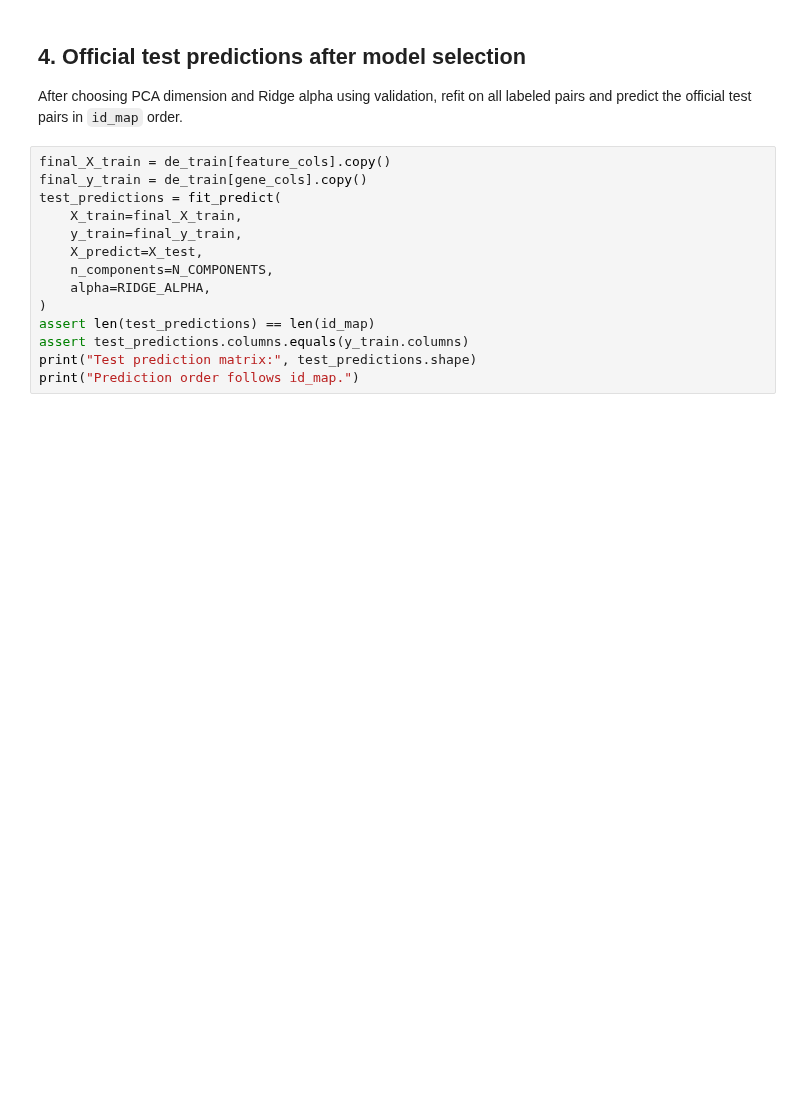
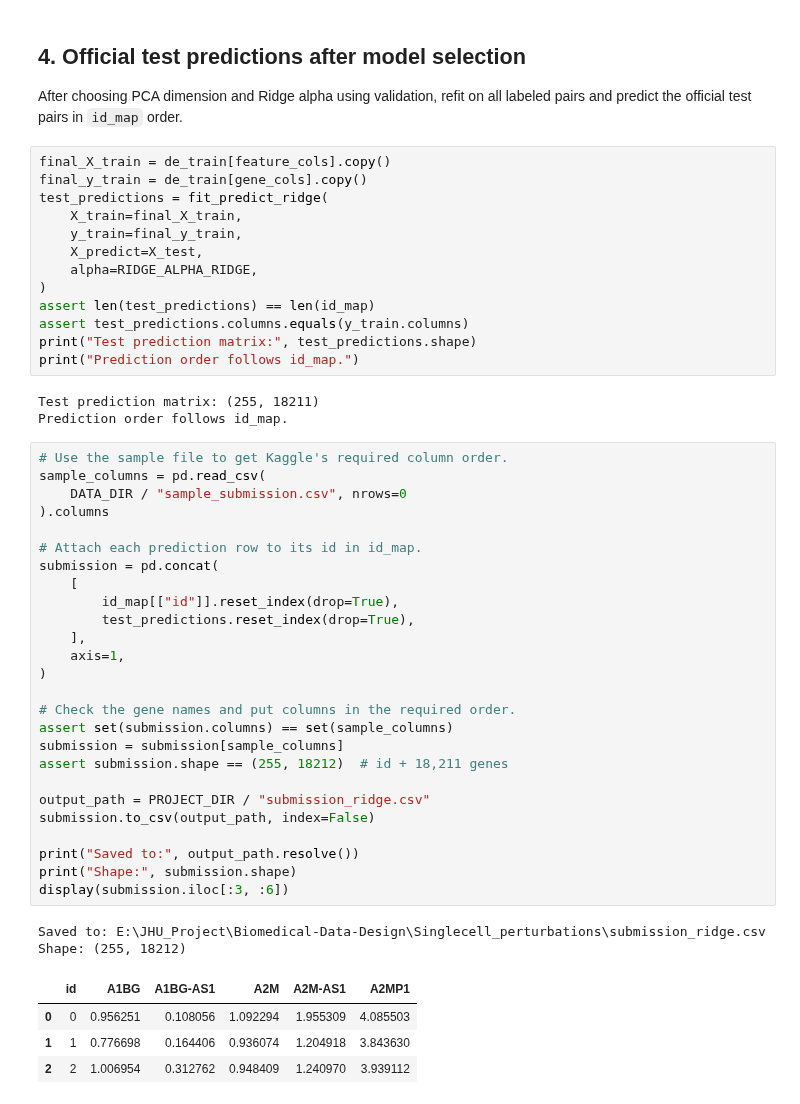
Before and after one commit to hallenfan222/Biomedical-Data-Design, a Jupyter notebook: Singlecell_perturbations/Model_workflow.ipynb, the cells around one changed output. Saved outputs shown, nothing was run; the diff lists cells and outputs as text; blank space fills up the shorter version.

```diff
--- a/Singlecell_perturbations/Model_workflow.ipynb
+++ b/Singlecell_perturbations/Model_workflow.ipynb
@@ -156,14 +192,49 @@ After choosing PCA dimension and Ridge alpha using validation, refit on all labe
 # %%
 final_X_train = de_train[feature_cols].copy()
 final_y_train = de_train[gene_cols].copy()
-test_predictions = fit_predict(
+test_predictions = fit_predict_ridge(
     X_train=final_X_train,
     y_train=final_y_train,
     X_predict=X_test,
-    n_components=N_COMPONENTS,
-    alpha=RIDGE_ALPHA,
+    alpha=RIDGE_ALPHA_RIDGE,
 )
 assert len(test_predictions) == len(id_map)
 assert test_predictions.columns.equals(y_train.columns)
 print("Test prediction matrix:", test_predictions.shape)
 print("Prediction order follows id_map.")
+# %% [output]
+Test prediction matrix: (255, 18211)
+Prediction order follows id_map.
+# %%
+# Use the sample file to get Kaggle's required column order.
+sample_columns = pd.read_csv(
+    DATA_DIR / "sample_submission.csv", nrows=0
+).columns
+
+# Attach each prediction row to its id in id_map.
+submission = pd.concat(
+    [
+        id_map[["id"]].reset_index(drop=True),
+        test_predictions.reset_index(drop=True),
+    ],
+    axis=1,
+)
+
+# Check the gene names and put columns in the required order.
+assert set(submission.columns) == set(sample_columns)
+submission = submission[sample_columns]
+assert submission.shape == (255, 18212)  # id + 18,211 genes
+
+output_path = PROJECT_DIR / "submission_ridge.csv"
+submission.to_csv(output_path, index=False)
+
+print("Saved to:", output_path.resolve())
+print("Shape:", submission.shape)
+display(submission.iloc[:3, :6])
+# %% [output]
+Saved to: E:\JHU_Project\Biomedical-Data-Design\Singlecell_perturbations\submission_ridge.csv
+Shape: (255, 18212)
+|  | id | A1BG | A1BG-AS1 | A2M | A2M-AS1 | A2MP1 |
+| 0 | 0 | 0.956251 | 0.108056 | 1.092294 | 1.955309 | 4.085503 |
+| 1 | 1 | 0.776698 | 0.164406 | 0.936074 | 1.204918 | 3.843630 |
+| 2 | 2 | 1.006954 | 0.312762 | 0.948409 | 1.240970 | 3.939112 |
```
Also changed, not shown: parts of 5 cells of this notebook, 5 other files.
